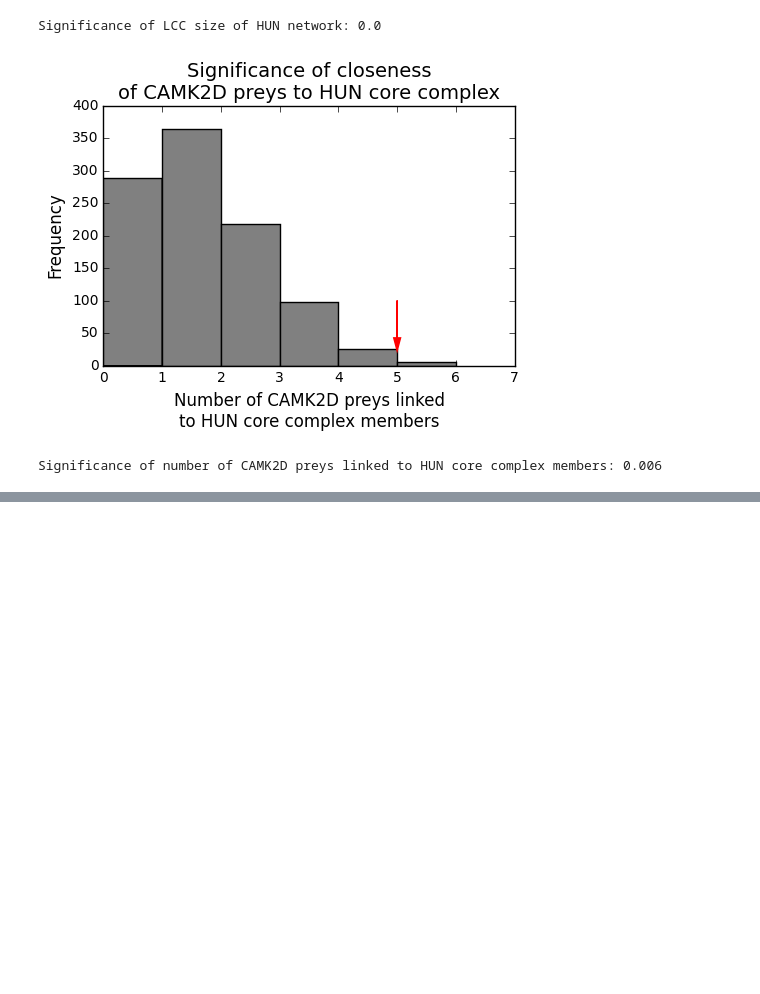
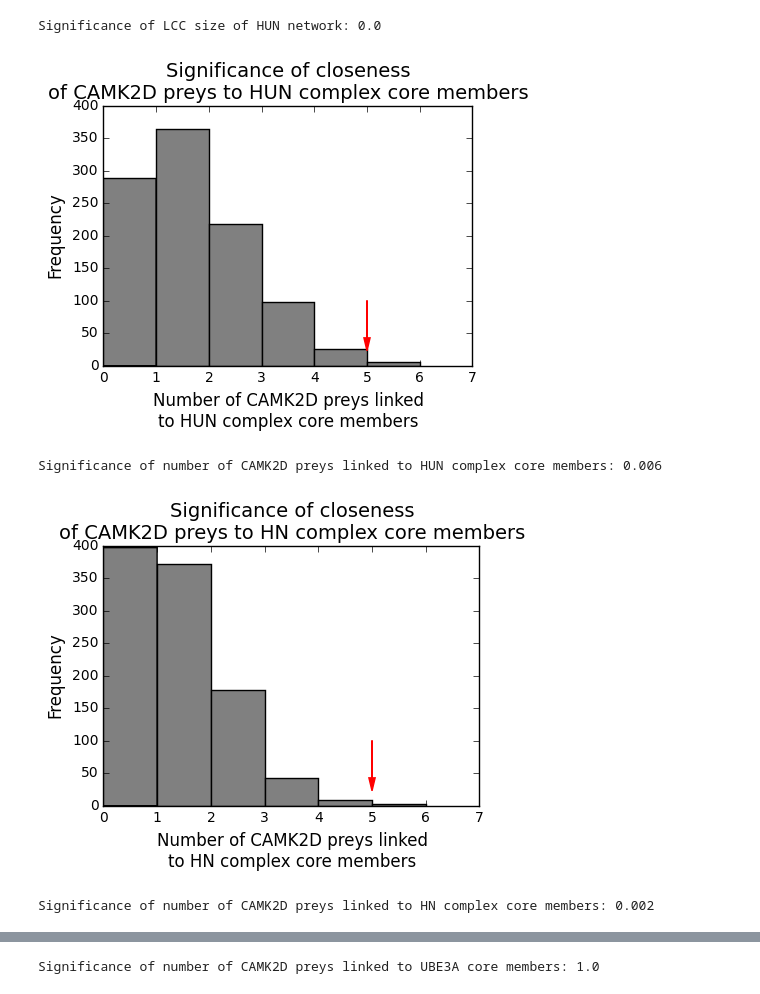
Before and after one commit to CCSB-DFCI/UBE3A_HUN_paper_pub, a Jupyter notebook: scripts/UBE3A_HUN_paper_plots.ipynb, the cells around one changed output, grey strips where cells are left out. Cells and saved outputs as stored; diff of their text form; code cells hidden in the pictures; blank space fills up the shorter version.

```diff
--- a/scripts/UBE3A_HUN_paper_plots.ipynb
+++ b/scripts/UBE3A_HUN_paper_plots.ipynb
@@ -132,38 +132,43 @@ Significance of LCC size of HUN network: 0.0
 # %%
 # CAMK2D - HUN complex closeness
 # draw the distribution of the number of CAMK2D preys that interact with HUN core complex proteins
 # as obtained from randomized networks and show where the real observation lies
-infile_rand = config.output_path + 'CAMK2D_HUN_counts_preys_connected_to_core_complex_members_rand_distr.txt'
-file1 = open(infile_rand,'r')
-entries = file1.readlines()
-file1.close()
-rand_values = []
-for line in entries[1:]:
-    tab_list = str.split(line[:-1],'\t')
-    value = int(tab_list[1])
-    if tab_list[0] == 'real':
-        real_count = value
-    else:
-        rand_values.append(value)
+prefixes = ['CAMK2D_HUN','CAMK2D_HN','CAMK2D_UBE3A']
+titles = ['HUN complex','HN complex','UBE3A']
+for i,prefix in enumerate(prefixes):
+    infile_rand = config.output_path + prefix + '_counts_preys_connected_to_core_complex_members_rand_distr.txt'
+    file1 = open(infile_rand,'r')
+    entries = file1.readlines()
+    file1.close()
+    rand_values = []
+    for line in entries[1:]:
+        tab_list = str.split(line[:-1],'\t')
+        value = int(tab_list[1])
+        if tab_list[0] == 'real':
+            real_count = value
+        else:
+            rand_values.append(value)
 
-plt.figure(figsize=(5,4))
-plt.hist(rand_values,bins=range(7),color="grey")
-plt.xlabel('Number of CAMK2D preys linked\nto HUN core complex members',size=12)
-plt.ylabel('Frequency',size=12)
-plt.title('Significance of closeness\nof CAMK2D preys to HUN core complex',size=14)
-plt.xlim([0,7])
-ax = plt.gca()
-ylim = ax.get_ylim()
-xlim = ax.get_xlim()
-x = xlim[1] - xlim[0]
-y = ylim[1] - ylim[0]
-plt.arrow(real_count,y/4.0,0,y/7.0*(-1),color='red',head_width=x/60.0,head_length=y/20.0)
-plt.tight_layout()
-plt.savefig(config.plot_path + 'CAMK2D_HUN_counts_preys_connected_to_core_complex_members.pdf')
-plt.show()
+    plt.figure(figsize=(5,4))
+    plt.hist(rand_values,bins=range(7),color="grey")
+    plt.xlabel('Number of CAMK2D preys linked\nto ' + titles[i] + ' core members',size=12)
+    plt.ylabel('Frequency',size=12)
+    plt.title('Significance of closeness\nof CAMK2D preys to ' + titles[i] + ' core members',size=14)
+    plt.xlim([0,7])
+    ax = plt.gca()
+    ylim = ax.get_ylim()
+    xlim = ax.get_xlim()
+    x = xlim[1] - xlim[0]
+    y = ylim[1] - ylim[0]
+    plt.arrow(real_count,y/4.0,0,y/7.0*(-1),color='red',head_width=x/60.0,head_length=y/20.0)
+    plt.tight_layout()
+    plt.savefig(config.plot_path + prefix + '_counts_preys_connected_to_core_complex_members.pdf')
+    plt.show()
 
-num_more = filter(lambda x: x >= real_count,rand_values)
-print 'Significance of number of CAMK2D preys linked to HUN core complex members:', float(len(num_more))/len(rand_values)
+    num_more = filter(lambda x: x >= real_count,rand_values)
+    print 'Significance of number of CAMK2D preys linked to ' + titles[i] + ' core members:', float(len(num_more))/len(rand_values)
 # %% [output]
-[figure, old version]
+[figure, new version]
-Significance of number of CAMK2D preys linked to HUN core complex members: 0.006
+Significance of number of CAMK2D preys linked to HUN complex core members: 0.006
+[figure, added]
+Significance of number of CAMK2D preys linked to HN complex core members: 0.002
@@ -170,3 +176,4 @@ Significance of number of CAMK2D preys linked to HUN core complex members: 0.006
+Significance of number of CAMK2D preys linked to UBE3A core members: 1.0
 # %%
 # CAMK2D - HUN complex closeness
 # draw the distribution of the number of CAMK2D preys that interact with HUN complex preys
```
Also changed, not shown: parts of 4 cells of this notebook, 4 other files.
